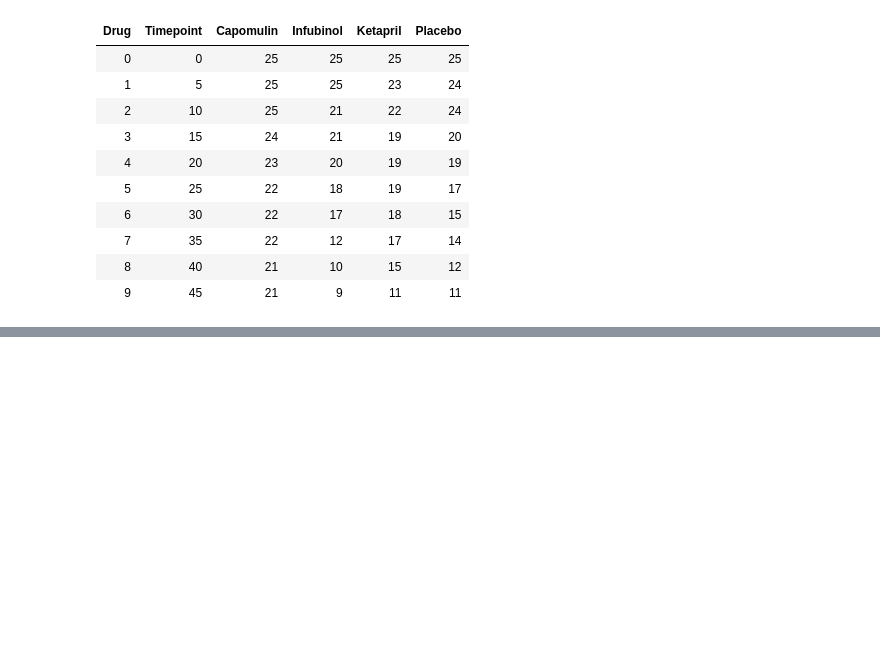
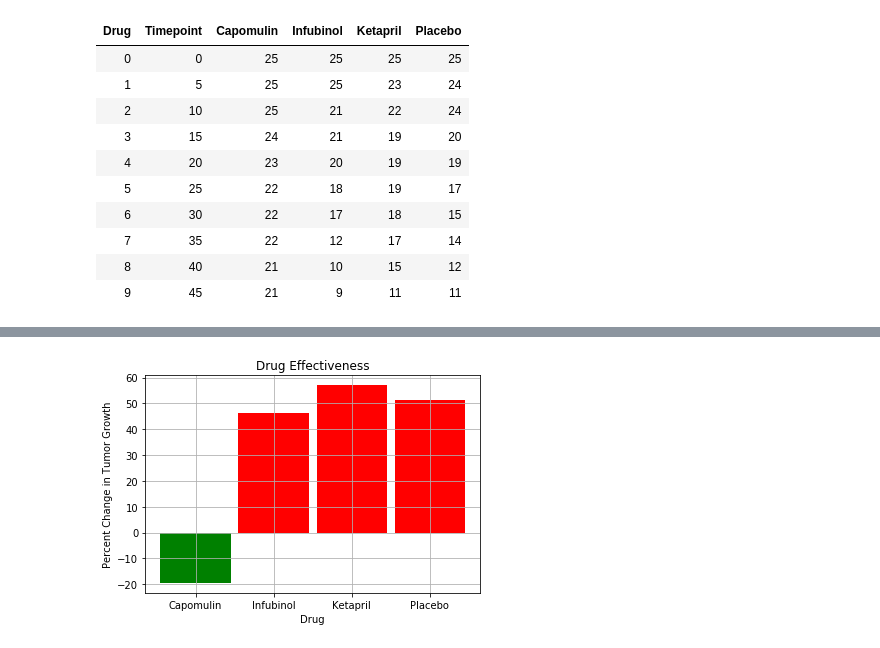
Before and after one commit to shamrockbandit/matplotlib-challenge, a Jupyter notebook: matplotlib-homework.ipynb, the cells around one changed output, grey strips where cells are left out. Saved outputs shown, nothing was run; the diff lists cells and outputs as text; code cells hidden in the pictures; blank space fills up the shorter version.

```diff
--- a/matplotlib-homework.ipynb
+++ b/matplotlib-homework.ipynb
@@ -272,0 +281,4 @@ mice_graph
+# %%
+# Calculate the percent changes for each drug
+pct_change = (t_vol_reworked.iloc[-1]/(t_vol_reworked.iloc[0])-1)*100
+pct_change
@@ -272,0 +293,16 @@ mice_graph
+# %%
+passing = pct_change < 0
+drugs = ['Capomulin','Infubinol','Ketapril','Placebo']
+changes_cap = pct_change.iloc[1]
+changes_inf = pct_change.iloc[2]
+changes_ket = pct_change.iloc[3]
+changes_plc = pct_change.iloc[4]
+changes = [changes_cap, changes_inf, changes_ket, changes_plc]
+plt.bar(drugs, changes, width = 0.9, color=['g' if (change < 0) else 'r' for change in changes]);
+plt.xlabel("Drug");
+plt.ylabel("Percent Change in Tumor Growth");
+plt.title("Drug Effectiveness")
+plt.grid()
+plt.savefig("percentages.png")
+# %% [output]
+[figure, added]
```
Also changed, not shown: parts of 5 cells of this notebook.
